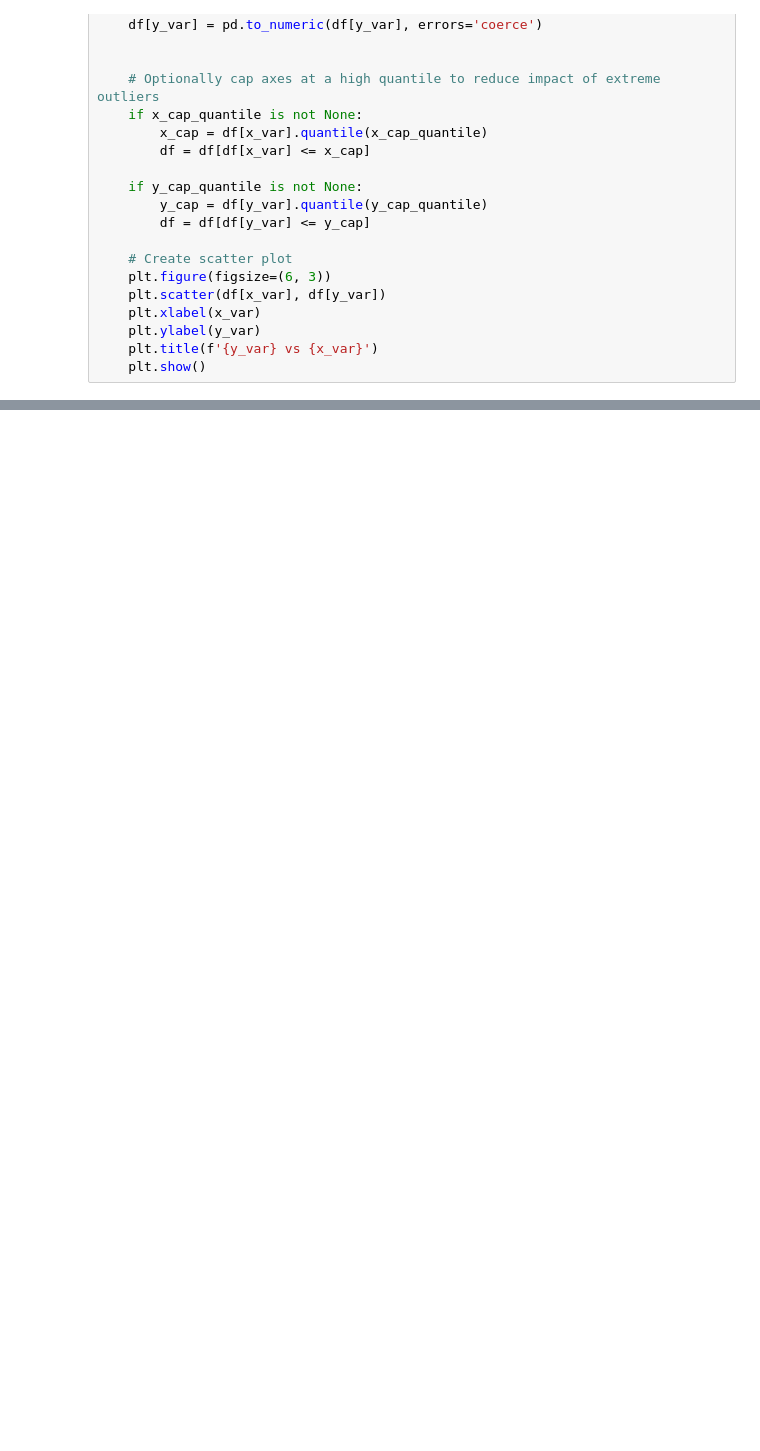
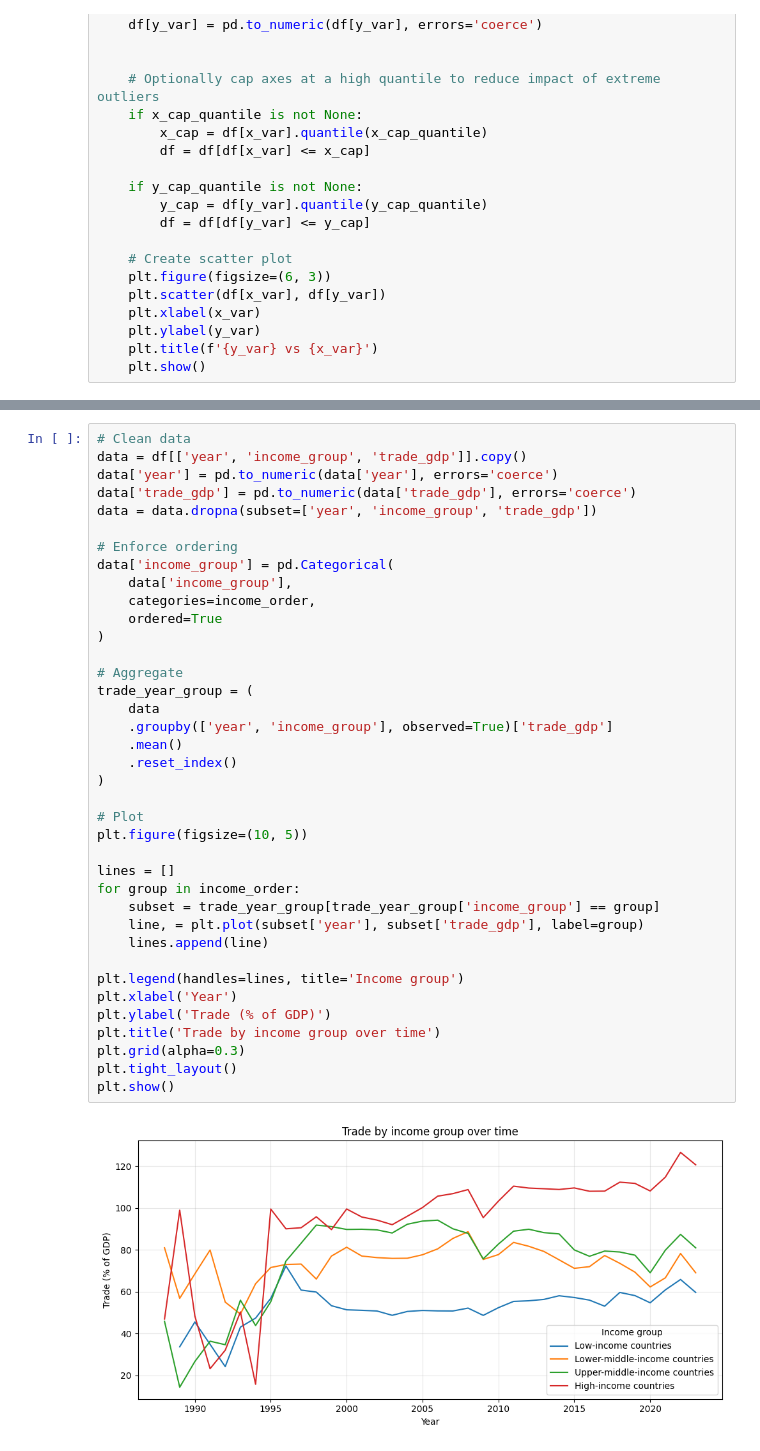
Before and after one commit to RadostTrak/trade-growth-panel-analysis, a Jupyter notebook: 02_data_exploration.ipynb, the cells around one changed output, grey strips where cells are left out. Saved outputs shown, nothing was run; the diff lists cells and outputs as text; blank space fills up the shorter version.

```diff
--- a/02_data_exploration.ipynb
+++ b/02_data_exploration.ipynb
@@ -111,0 +150,40 @@ plt.show()
+# %%
+# Clean data
+data = df[['year', 'income_group', 'trade_gdp']].copy()
+data['year'] = pd.to_numeric(data['year'], errors='coerce')
+data['trade_gdp'] = pd.to_numeric(data['trade_gdp'], errors='coerce')
+data = data.dropna(subset=['year', 'income_group', 'trade_gdp'])
+
+# Enforce ordering
+data['income_group'] = pd.Categorical(
+    data['income_group'],
+    categories=income_order,
+    ordered=True
+)
+
+# Aggregate
+trade_year_group = (
+    data
+    .groupby(['year', 'income_group'], observed=True)['trade_gdp']
+    .mean()
+    .reset_index()
+)
+
+# Plot
+plt.figure(figsize=(10, 5))
+
+lines = []
+for group in income_order:
+    subset = trade_year_group[trade_year_group['income_group'] == group]
+    line, = plt.plot(subset['year'], subset['trade_gdp'], label=group)
+    lines.append(line)
+
+plt.legend(handles=lines, title='Income group')
+plt.xlabel('Year')
+plt.ylabel('Trade (% of GDP)')
+plt.title('Trade by income group over time')
+plt.grid(alpha=0.3)
+plt.tight_layout()
+plt.show()
+# %% [output]
+[figure, added]
```
Also changed, not shown: parts of 6 cells of this notebook.
